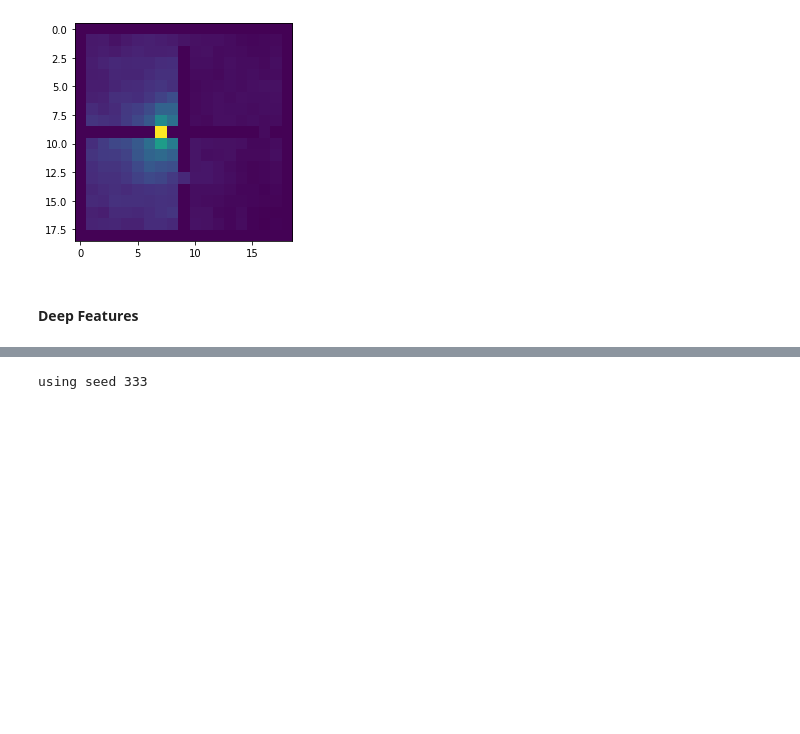
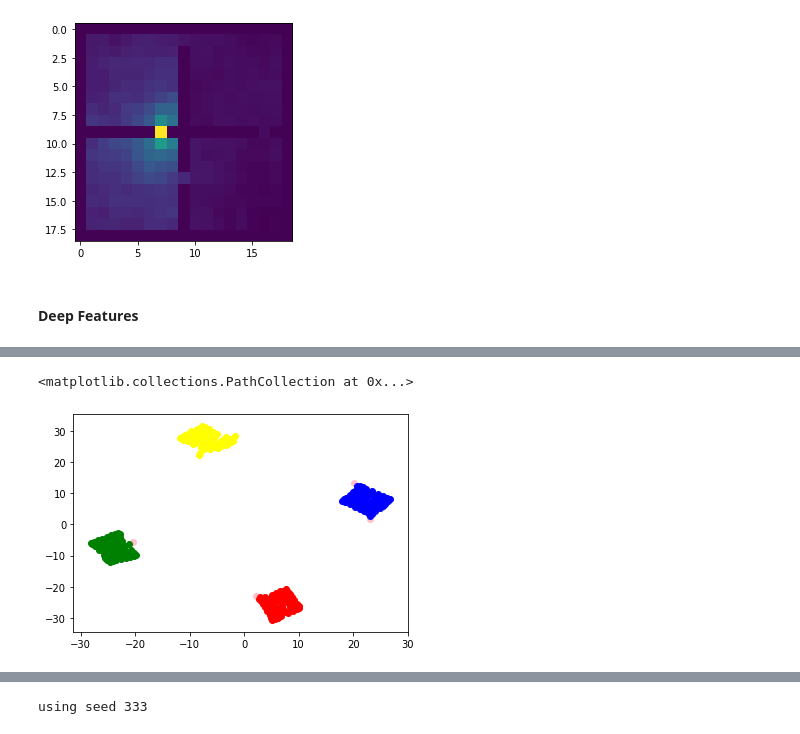
Before and after one commit to 2016choang/sfl, a Jupyter notebook: playground/DSR-exploration.ipynb, the cells around one changed output, grey strips where cells are left out. Drawn from its saved outputs; the diff is of its cells as text; code cells hidden in the pictures; blank space fills up the shorter version.

```diff
--- a/playground/DSR-exploration.ipynb
+++ b/playground/DSR-exploration.ipynb
@@ -227,2 +241,22 @@ plt.colorbar()
+# %%
+indices = np.array(list(itertools.product(range(19), range(19))))
+# %%
+rooms = np.zeros(361)
+# %%
+rooms[(indices[:, 0] < 9) & (indices[:, 1] < 9)] = 1
+rooms[(indices[:, 0] < 9) & (indices[:, 1] > 9)] = 2
+rooms[(indices[:, 0] > 9) & (indices[:, 1] < 9)] = 3
+rooms[(indices[:, 0] > 9) & (indices[:, 1] > 9)] = 4
+# %%
+rooms = rooms.reshape(361)[~walls]
+# %%
+plt.scatter(sf_embedded[rooms == 0][:, 0], sf_embedded[rooms==0][:, 1], color='pink')
+plt.scatter(sf_embedded[rooms == 1][:, 0], sf_embedded[rooms==1][:, 1], color='red')
+plt.scatter(sf_embedded[rooms == 2][:, 0], sf_embedded[rooms==2][:, 1], color='green')
+plt.scatter(sf_embedded[rooms == 3][:, 0], sf_embedded[rooms==3][:, 1], color='blue')
+plt.scatter(sf_embedded[rooms == 4][:, 0], sf_embedded[rooms==4][:, 1], color='yellow')
+# %% [output]
+<matplotlib.collections.PathCollection at 0x...>
+[figure, added]
 # %%
 check = torch.load('../experiments/successor-data/20200308-run14.pt')
```
Also changed, not shown: parts of 11 cells of this notebook.
